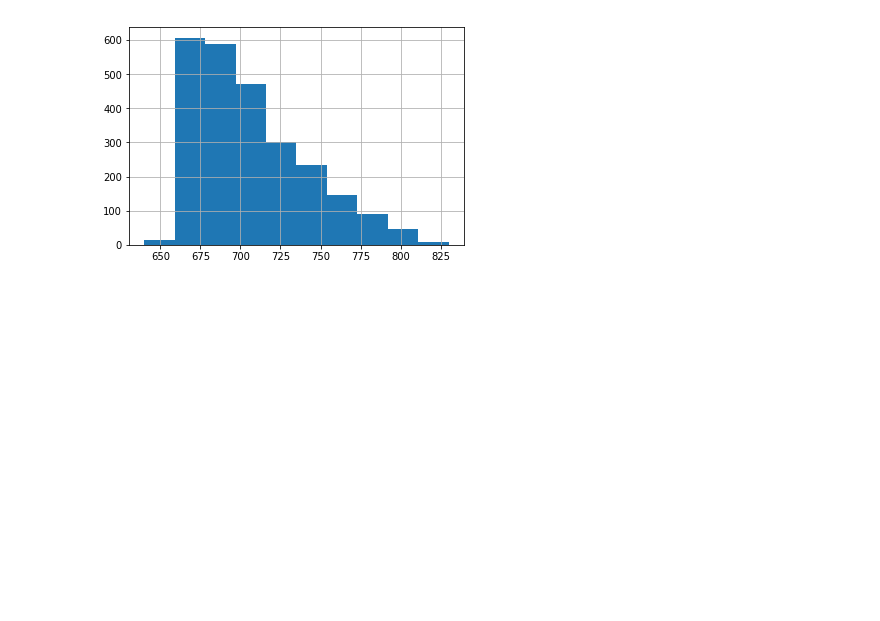
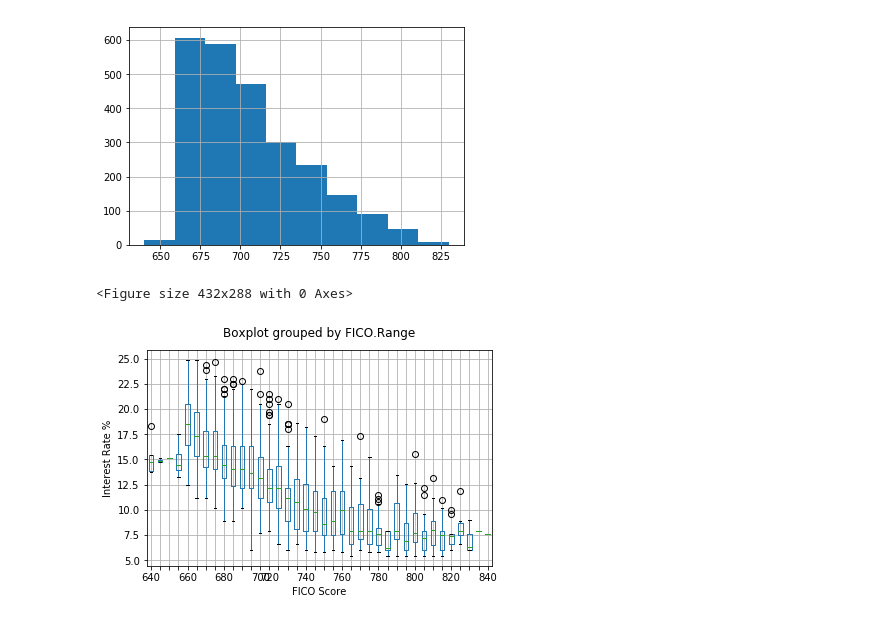
Before and after one commit to anaritagomes/DS-Essentials, a Jupyter notebook: Linear Regression/Linear Regression.ipynb, the cells around one changed output. Drawn from its saved outputs; the diff is of its cells as text; code cells hidden in the pictures; blank space fills up the shorter version.

Commit message:
Plotted box plot

```diff
--- a/Linear Regression/Linear Regression.ipynb
+++ b/Linear Regression/Linear Regression.ipynb
@@ -51,3 +53,22 @@ p = fico.hist()
 #plt.hist(fico)
 # %% [output]
 [figure]
+# %%
+# Box plot - distribution of interest rates based on each FICO score range
+
+import matplotlib.pyplot as plt
+import pandas as pd
+
+plt.figure()
+loansmin = pd.read_csv('C:/Users/Rita/Documents/GitHub/DS-Essentials/Linear Regression/loans_clean.csv')
+
+p = loansmin.boxplot('Interest.Rate','FICO.Range')
+q = p.set_xticklabels(['640','','','','660','','','','680','','','','700','720','','','','740','','','','760','','','','780','','','','800','','','','820','','','','840'])
+
+
+q0 = p.set_xlabel('FICO Score')
+q1 = p.set_ylabel('Interest Rate %')
+q2 = p.set_title('')
+# %% [output]
+<Figure size 432x288 with 0 Axes>
+[figure, added]
```
Also changed, not shown: parts of 1 cell of this notebook, 1 other file.
